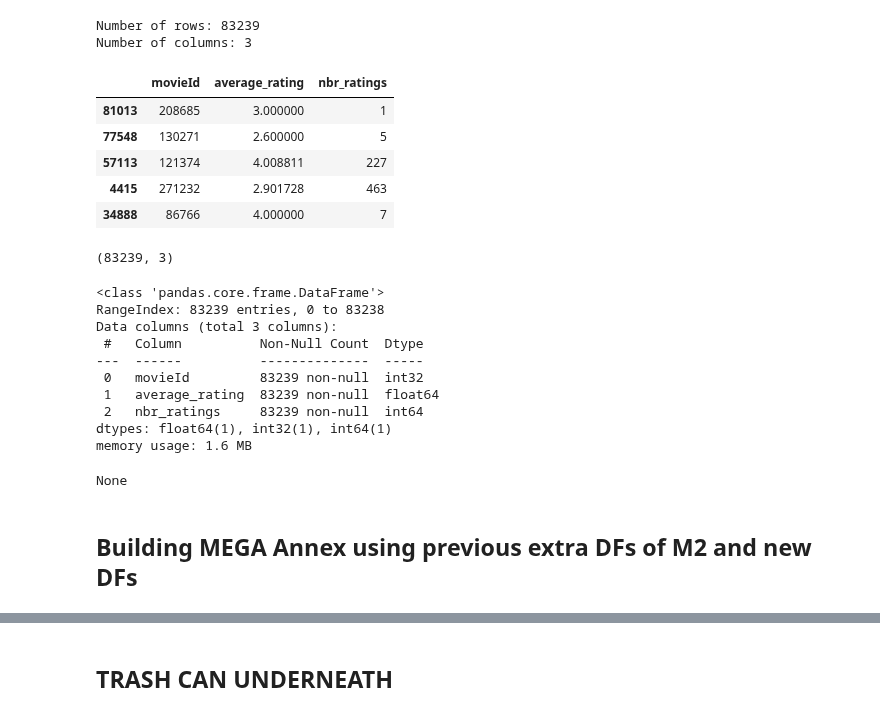
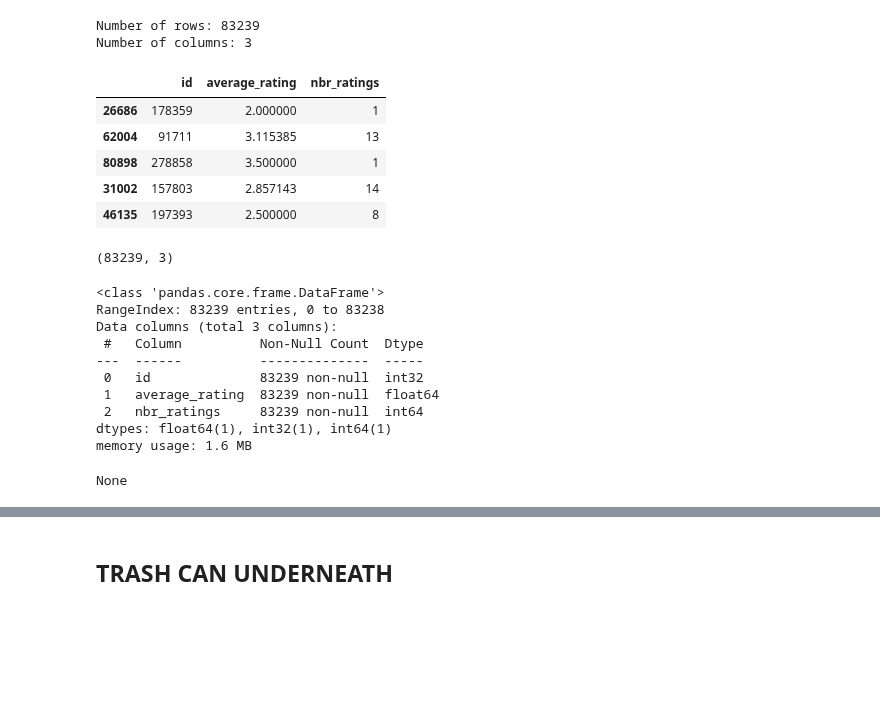
Before and after one commit to epfl-ada/ada-2023-project-thewestbobers, a Jupyter notebook: milestoneP3.ipynb, the cells around one changed output, grey strips where cells are left out. Cells and saved outputs as stored; diff of their text form; code cells hidden in the pictures; blank space fills up the shorter version.

```diff
--- a/milestoneP3.ipynb
+++ b/milestoneP3.ipynb
@@ -520,28 +591,26 @@ print(f"Number of columns: {num_columns}")
 Number of rows: 83239
 Number of columns: 3
 # %%
-big_ratings_pd = big_ratings_clean.toPandas()
+big_ratings_pd = big_ratings_clean.toPandas().rename(columns={'movieId': 'id'})
 display(big_ratings_pd.sample(5))
 display(big_ratings_pd.shape)
 display(big_ratings_pd.info())
 # %% [output]
-|  | movieId | average_rating | nbr_ratings |
-| 81013 | 208685 | 3.000000 | 1 |
-| 77548 | 130271 | 2.600000 | 5 |
-| 57113 | 121374 | 4.008811 | 227 |
-| 4415 | 271232 | 2.901728 | 463 |
-| 34888 | 86766 | 4.000000 | 7 |
+|  | id | average_rating | nbr_ratings |
+| 26686 | 178359 | 2.000000 | 1 |
+| 62004 | 91711 | 3.115385 | 13 |
+| 80898 | 278858 | 3.500000 | 1 |
+| 31002 | 157803 | 2.857143 | 14 |
+| 46135 | 197393 | 2.500000 | 8 |
 (83239, 3)
 <class 'pandas.core.frame.DataFrame'>
 RangeIndex: 83239 entries, 0 to 83238
 Data columns (total 3 columns):
  #   Column          Non-Null Count  Dtype
 ---  ------          --------------  -----
- 0   movieId         83239 non-null  int32
+ 0   id              83239 non-null  int32
  1   average_rating  83239 non-null  float64
  2   nbr_ratings     83239 non-null  int64
 dtypes: float64(1), int32(1), int64(1)
 memory usage: 1.6 MB
 None
-# %% [markdown]
-## Building MEGA Annex using previous extra DFs of M2 and new DFs
```
Also changed, not shown: parts of 22 cells of this notebook.
